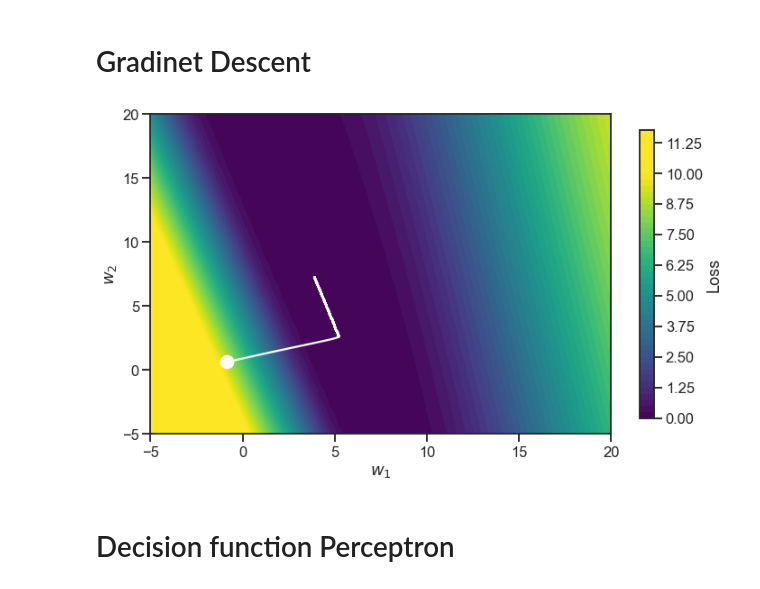
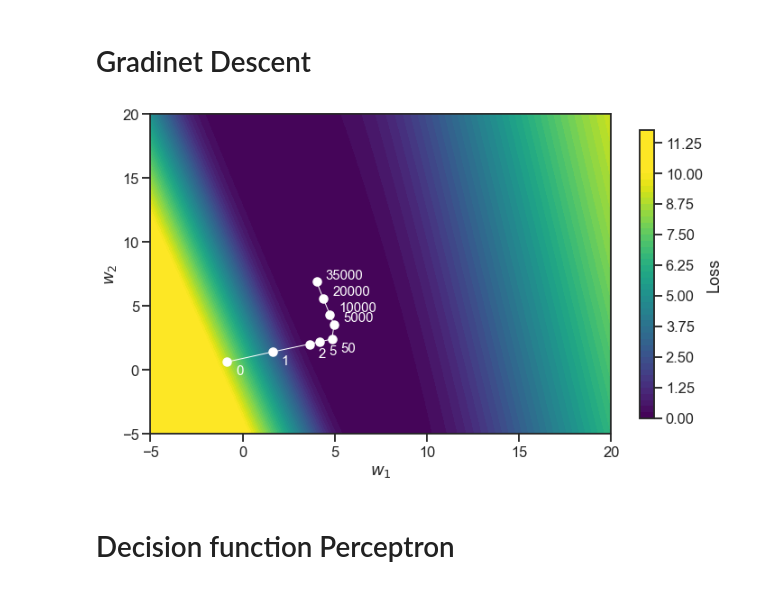
Before and after one commit to athms/deep-learning-basics, a Jupyter notebook: 0-Perceptron-Gradient-Descent.ipynb, the cells around one changed output. Cells and saved outputs as stored; diff of their text form; code cells hidden in the pictures.

```diff
--- a/0-Perceptron-Gradient-Descent.ipynb
+++ b/0-Perceptron-Gradient-Descent.ipynb
@@ -142,8 +142,8 @@ np.random.seed(4321)
 perceptron = Perceptron(n_in=2, b=-15)
 w_start = np.array(perceptron.w)
 # %%
-w1_vals = np.linspace(-5, 20, 50)
-w2_vals = np.linspace(-5, 20, 50)
+w1_vals = np.linspace(-5, 20, 100)
+w2_vals = np.linspace(-5, 20, 100)
 # %%
 W1, W2 = np.meshgrid(w1_vals, w2_vals)
 grid_r, grid_c = W1.shape
@@ -188,21 +201,27 @@ for step in tqdm(range(n_steps)):
 # %%
 fig, ax = plt.subplots(1, 1, figsize=(10,6))
 # plot contour
 cs = ax.contourf(W1, W2, ZZ, 50, vmax=10, cmap=plt.get_cmap('viridis'))
 cbar = fig.colorbar(cs, ax=ax, shrink=0.9)
 # plot trajectory
-ax.plot(training_w[:,0], training_w[:,1], color='white')
+steps = np.array([0,1,2,5,50,5000,10000,20000,35000])
+ax.scatter(training_w[steps,0], training_w[steps,1], color='white')
+ax.plot(training_w[steps,0], training_w[steps,1], color='white', lw=1)
+for step in steps:
+    if step < 100:
+        ax.text(training_w[step,0]+0.5, training_w[step,1]-1, step, color='white', fontsize=15)
+    else:
+        ax.text(training_w[step,0]+0.5, training_w[step,1]+0.25, step, color='white', fontsize=15)
 # mark start point
-ax.scatter(w_start[0], w_start[1], color='white', s=200)
 # label axes
 cbar.set_label('Loss')
 ax.set_xlabel(r"$w_1$")
 ax.set_ylabel(r"$w_2$")
 # save figure
 fig.tight_layout()
 fig.savefig('figures/Figure-0-2_Perceptron-Loss.png', dpi=600)
 # %% [output]
-[figure, old version]
+[figure, new version]
 # %% [markdown]
 # Decision function Perceptron
 # %%
```
Also changed, not shown: parts of 2 cells of this notebook.
